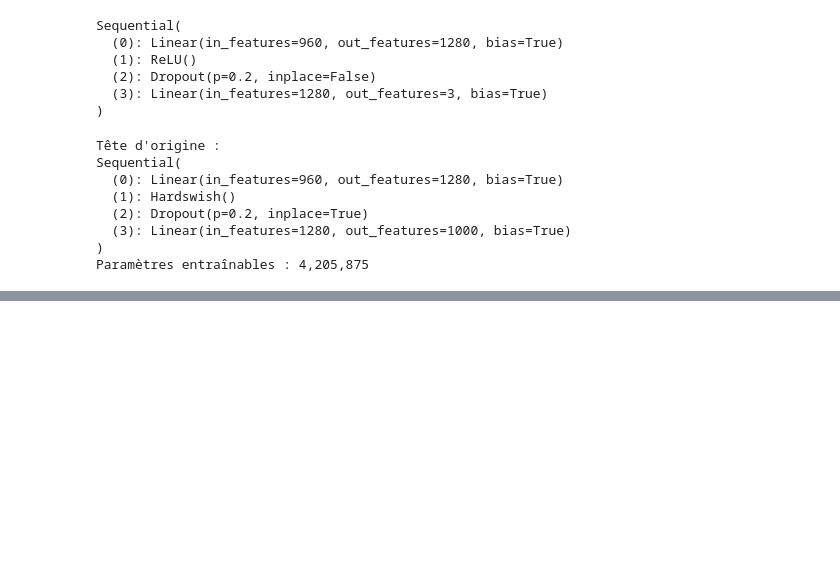
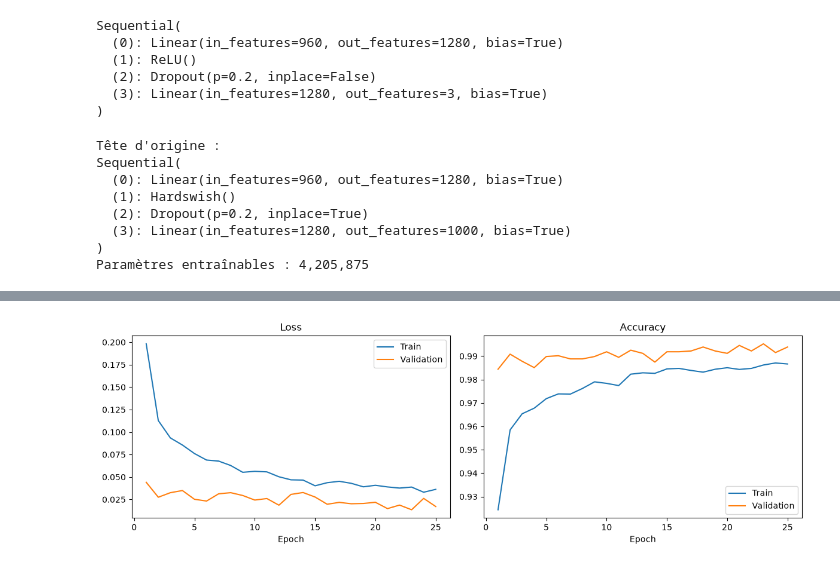
Before and after one commit to aymanbelbachir/covid-ct-classifier, a Jupyter notebook: classifier.ipynb, the cells around one changed output, grey strips where cells are left out. Saved outputs shown, nothing was run; the diff lists cells and outputs as text; code cells hidden in the pictures; blank space fills up the shorter version.

```diff
--- a/classifier.ipynb
+++ b/classifier.ipynb
@@ -283,3 +282,27 @@ Epoch 12/25 | train loss 0.0323 acc 98.80% | val loss 0.0236 acc 99.46% | 142s
+# %%
+ASSETS_DIR = Path("assets")
+ASSETS_DIR.mkdir(exist_ok=True)
+
+epochs = range(1, len(history["val_acc"]) + 1)
+fig, (ax1, ax2) = plt.subplots(1, 2, figsize=(12, 4))
+
+ax1.plot(epochs, history["train_loss"], label="Train")
+ax1.plot(epochs, history["val_loss"], label="Validation")
+ax1.set_title("Loss")
+ax1.set_xlabel("Epoch")
+ax1.legend()
+
+ax2.plot(epochs, history["train_acc"], label="Train")
+ax2.plot(epochs, history["val_acc"], label="Validation")
+ax2.set_title("Accuracy")
+ax2.set_xlabel("Epoch")
+ax2.legend()
+
+plt.tight_layout()
+plt.savefig(ASSETS_DIR / "training_curves.png", dpi=150)
+plt.show()
+# %% [output]
+[figure, added]
 # %%
 model.load_state_dict(torch.load(OUTPUT_DIR / "best_model.pth", map_location=device))
 
```
Also changed, not shown: parts of 14 cells of this notebook, 2 other files.
